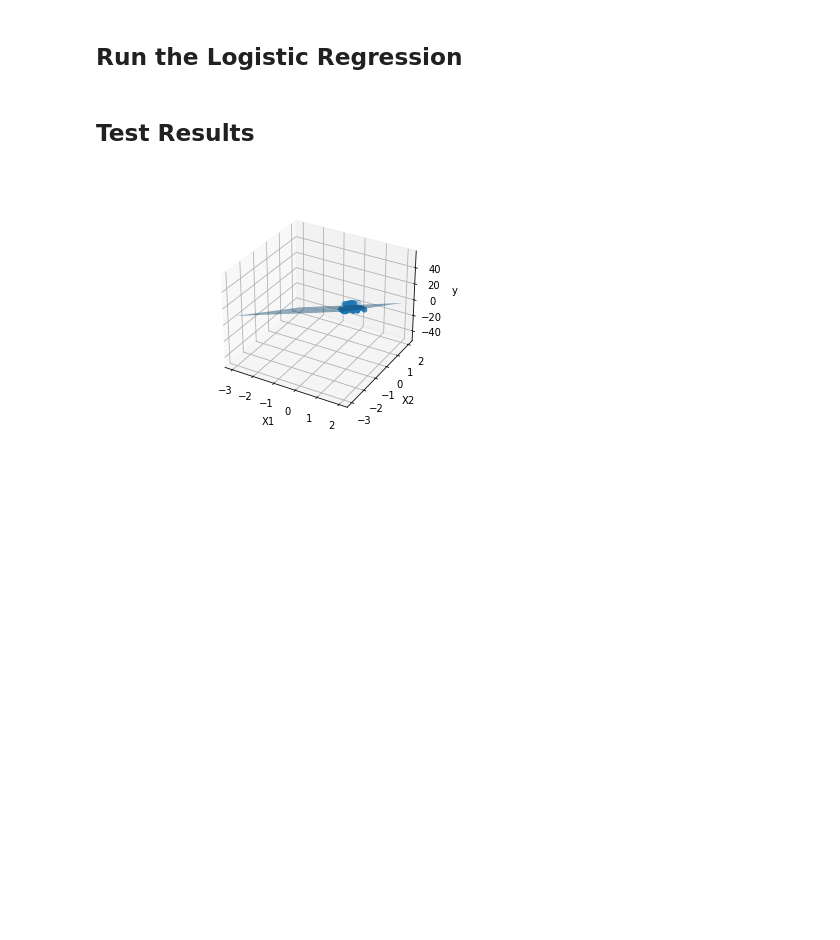
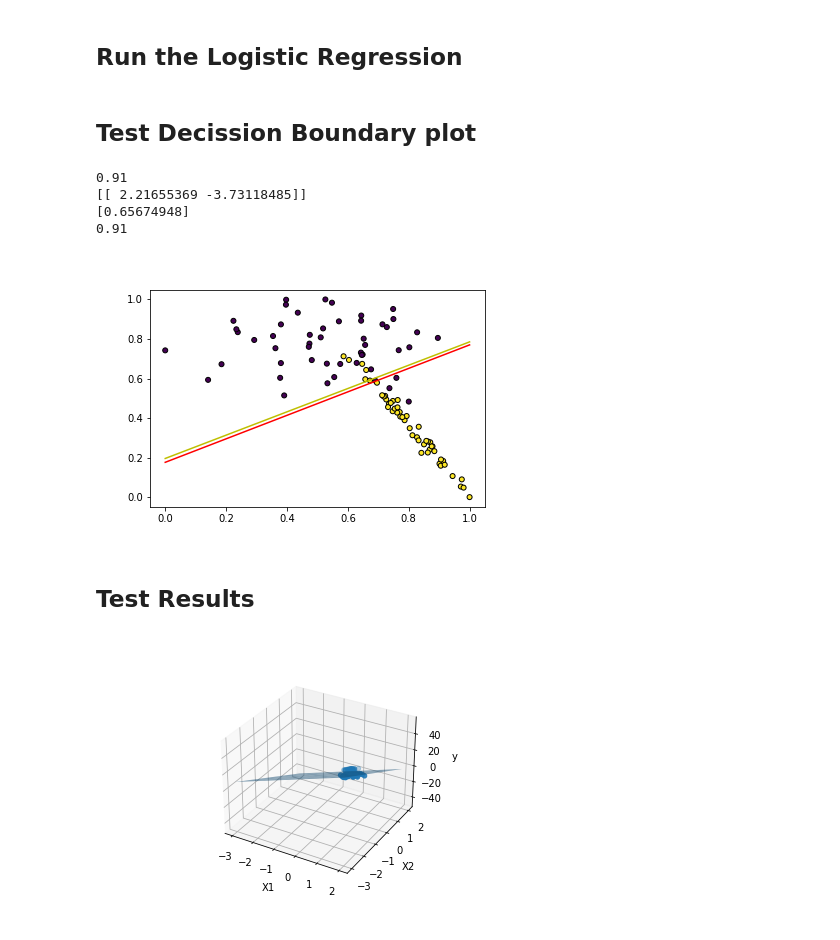
Before and after one commit to enfo/ML-Regression, a Jupyter notebook: examples/LogisticRegressionModule.ipynb, the cells around one changed output. Cells and saved outputs as stored; diff of their text form; code cells hidden in the pictures; blank space fills up the shorter version.

Commit message:
compare accuracy to sklearn

```diff
--- a/examples/LogisticRegressionModule.ipynb
+++ b/examples/LogisticRegressionModule.ipynb
@@ -63,6 +63,78 @@ learningRate = 0.1
 iterations = 10000
 
 weigths, c = lg.runLogisticRegression(X, Y, learningRate, iterations)
+# %% [markdown]
+## Test Decission Boundary plot
+# %%
+%matplotlib widget
+from matplotlib import pyplot as plt
+import numpy as np
+from sklearn.metrics import accuracy_score
+
+plt.scatter(
+    X[:, 0], X[:, 1], marker="o", c=Y, s=25, edgecolor="k"
+    )
+
+x1 = [min(X[:,0]), max(X[:,0])]
+x1 = np.array(x1)
+m = -weigths[0]/weigths[1]
+cDB = -c/weigths[1]
+x2 = m*x1 + cDB
+plt.plot(x1, x2, 'y-')
+
+
+import numpy as np
+from sklearn.linear_model import LogisticRegression
+import pandas as pd
+
+
+
+xNP = np.array(X)
+yNP = np.array(Y)
+
+xNP = xNP.reshape(-1, 1)
+yNP = yNP.reshape(-1, 1)
+
+reg = LogisticRegression().fit(X, Y)
+print(reg.score(X, Y))
+
+
+print(reg.coef_)
+print(reg.intercept_)
+
+mSKLearn = -reg.coef_[0][0]/reg.coef_[0][1]
+cDBSKLearn = -reg.intercept_/reg.coef_[0][1]
+x2SKLearn = mSKLearn*x1 + cDBSKLearn
+
+
+n = len(X)
+dimensions = X.shape[1]
+
+YPredClass = []
+
+for i in range(0, n):
+    currentValue = 0
+    for dim in range(0, dimensions):
+        currentValue = currentValue + X[i][dim] * weigths[dim]
+    currentValue += c
+
+    if currentValue > 0.5:
+        YPredClass.append(1)
+    else:
+        YPredClass.append(0)
+
+
+acc_score = accuracy_score(Y, YPredClass, normalize = True)
+print(acc_score)
+
+plt.plot(x1, x2SKLearn, 'r-')
+plt.show()
+# %% [output]
+0.91
+[[ 2.21655369 -3.73118485]]
+[0.65674948]
+0.91
+[figure, added]
 # %% [markdown]
 ## Test Results
 # %%
```
Also changed, not shown: parts of 2 cells of this notebook, 1 other file.
